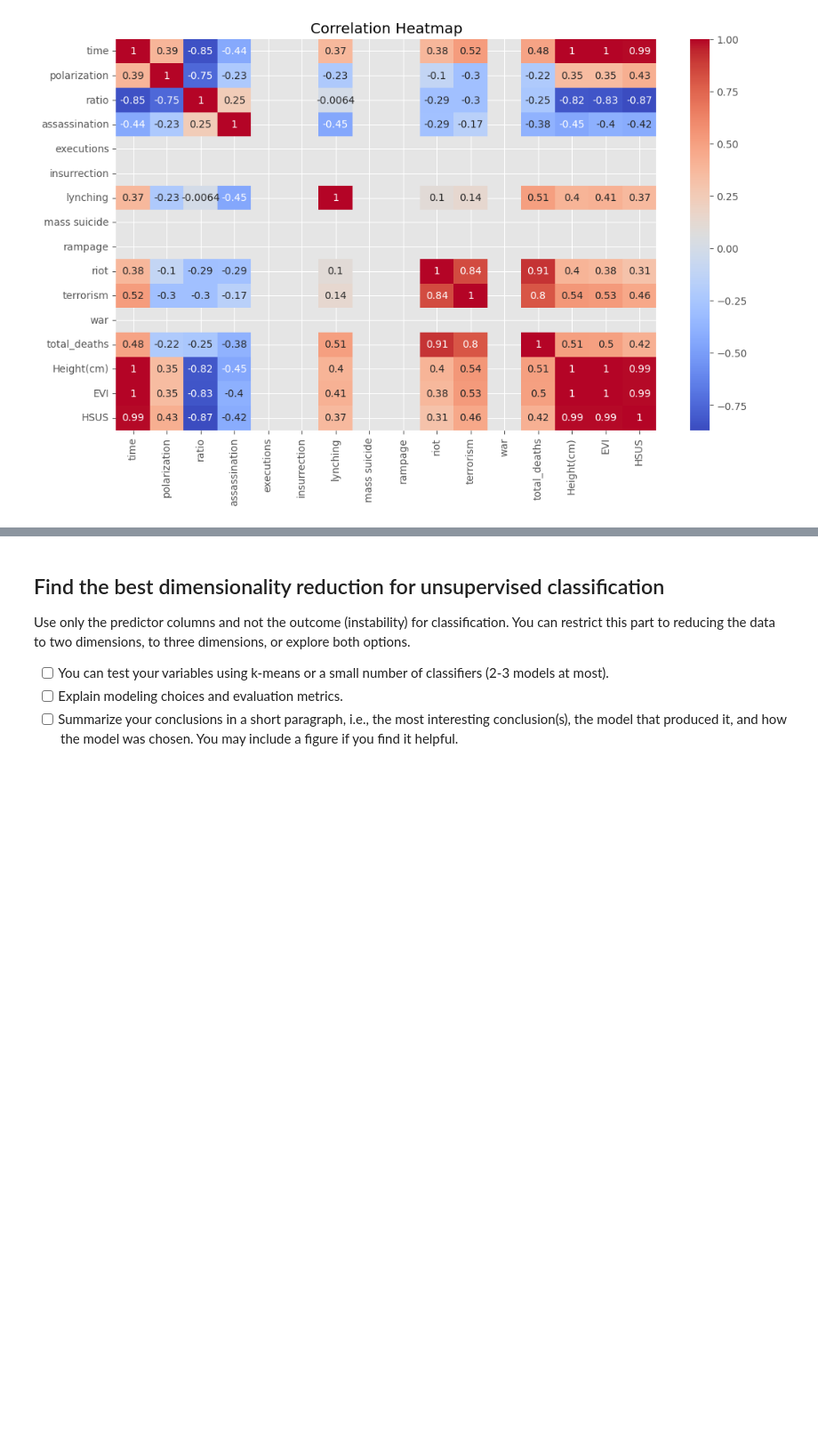
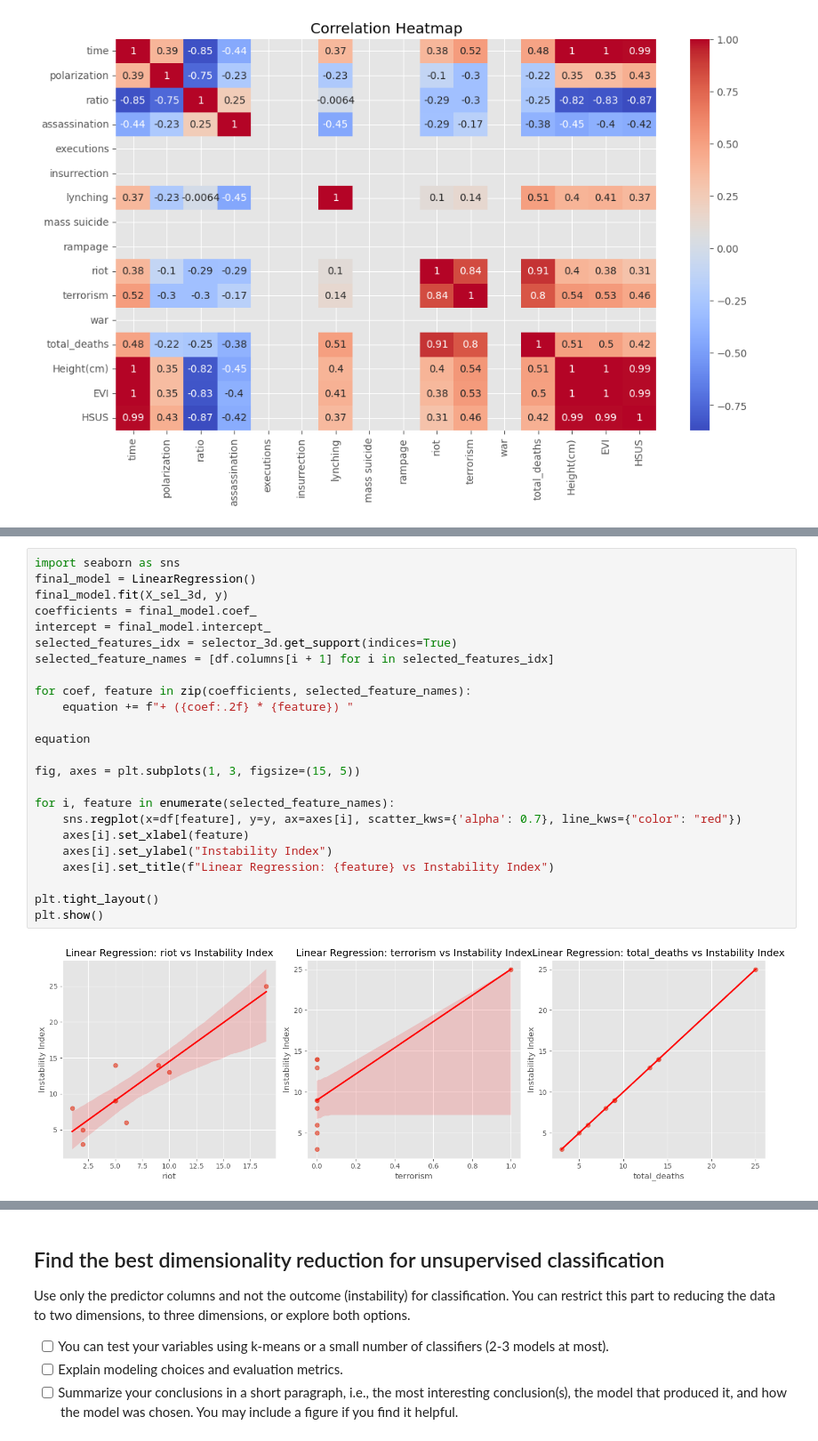
Before and after one commit to yhernandezm05/Final_project_data221, a Jupyter notebook: FInal_project.ipynb, the cells around one changed output, grey strips where cells are left out. Shown at 89% size. Saved outputs shown, nothing was run; the diff lists cells and outputs as text; blank space fills up the shorter version.

```diff
--- a/FInal_project.ipynb
+++ b/FInal_project.ipynb
@@ -289,0 +400,26 @@ You can restrict this part to reducing the data to two dimensions, to three dime
+# %%
+import seaborn as sns
+final_model = LinearRegression()
+final_model.fit(X_sel_3d, y)
+coefficients = final_model.coef_
+intercept = final_model.intercept_
+selected_features_idx = selector_3d.get_support(indices=True)
+selected_feature_names = [df.columns[i + 1] for i in selected_features_idx]
+
+for coef, feature in zip(coefficients, selected_feature_names):
+    equation += f"+ ({coef:.2f} * {feature}) "
+
+equation
+
+fig, axes = plt.subplots(1, 3, figsize=(15, 5))
+
+for i, feature in enumerate(selected_feature_names):
+    sns.regplot(x=df[feature], y=y, ax=axes[i], scatter_kws={'alpha': 0.7}, line_kws={"color": "red"})
+    axes[i].set_xlabel(feature)
+    axes[i].set_ylabel("Instability Index")
+    axes[i].set_title(f"Linear Regression: {feature} vs Instability Index")
+
+plt.tight_layout()
+plt.show()
+# %% [output]
+[figure, added]
```
Also changed, not shown: parts of 11 cells of this notebook.
